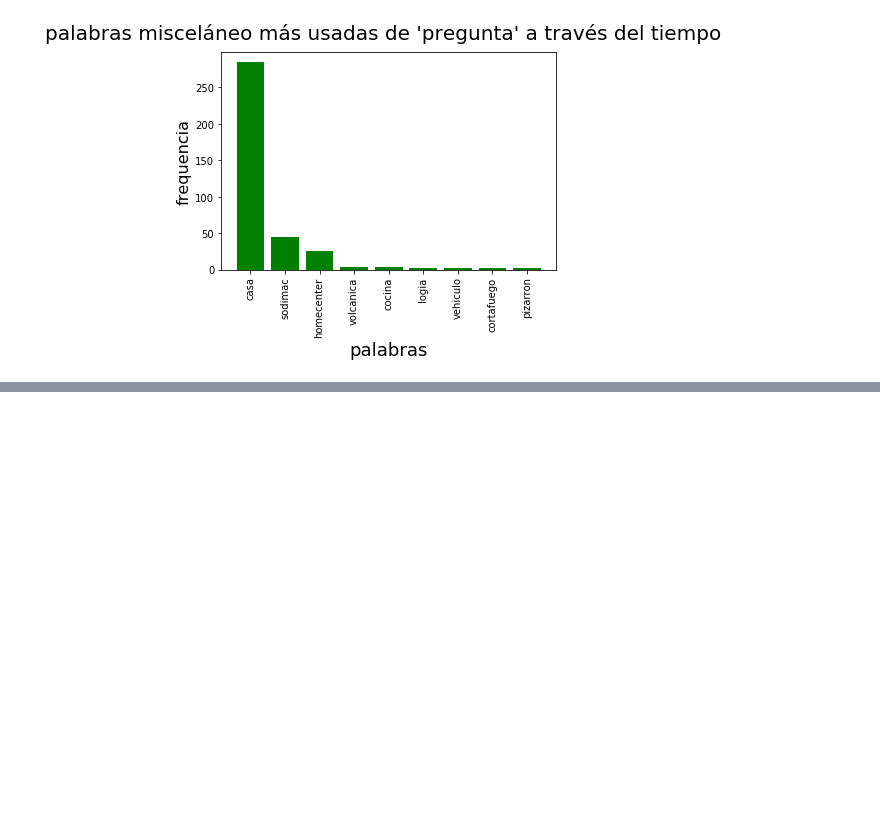
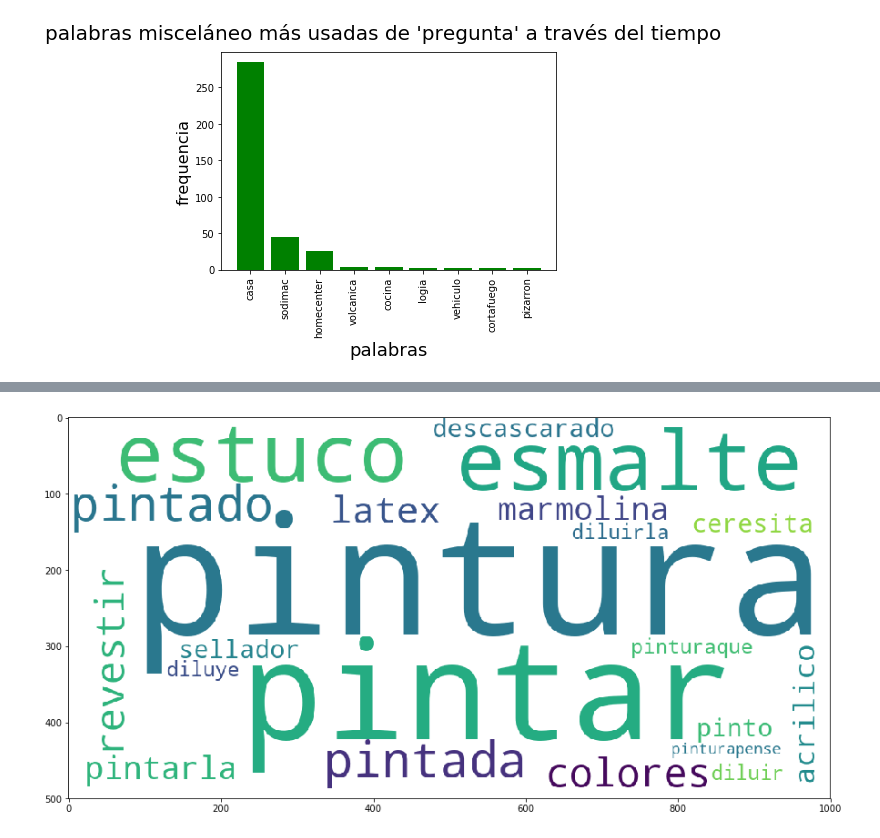
Before and after one commit to samanthatsoi/Seguimiento-Gestion-HUM, a Jupyter notebook: Seguimiento-Gestion-HUM.ipynb, the cells around one changed output, grey strips where cells are left out. Cells and saved outputs as stored; diff of their text form; code cells hidden in the pictures; blank space fills up the shorter version.

```diff
--- a/Seguimiento-Gestion-HUM.ipynb
+++ b/Seguimiento-Gestion-HUM.ipynb
@@ -507,0 +700,4 @@ counts1819
+# %%
+wordcloudthis(pinturas)
+# %% [output]
+[figure, added]
```
Also changed, not shown: parts of 19 cells of this notebook, 4 other files.
